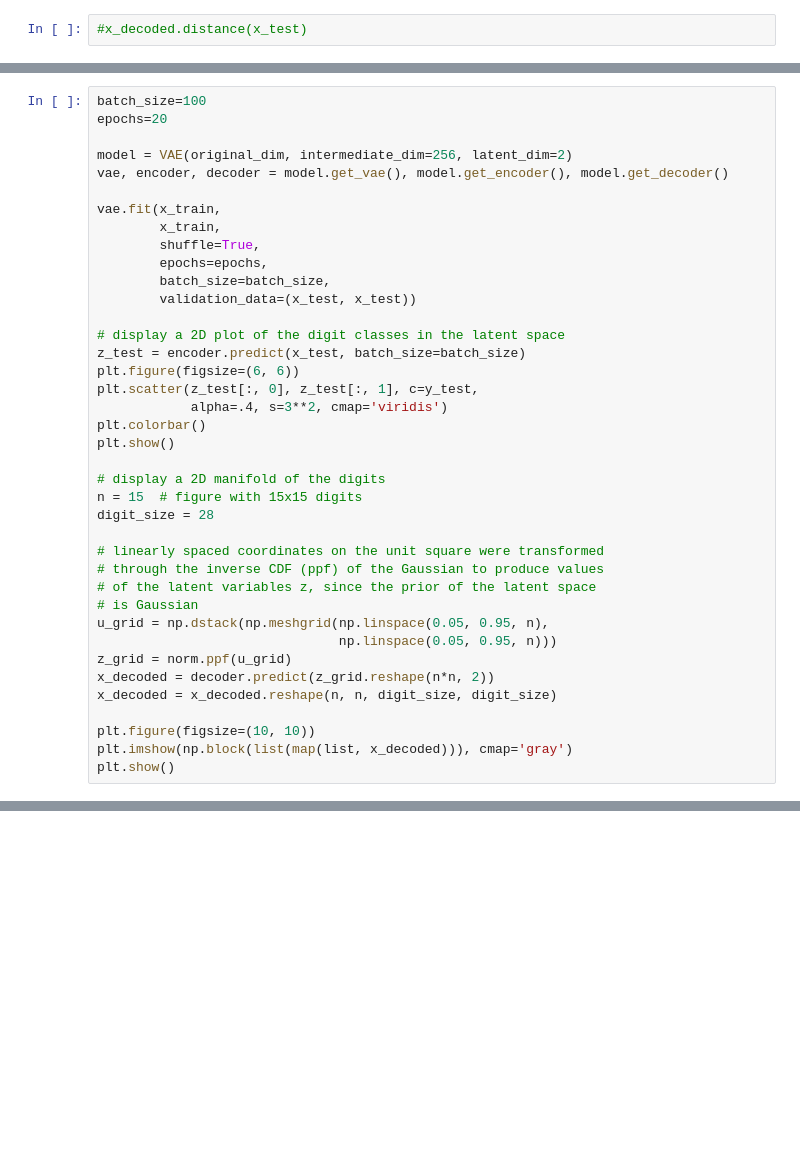
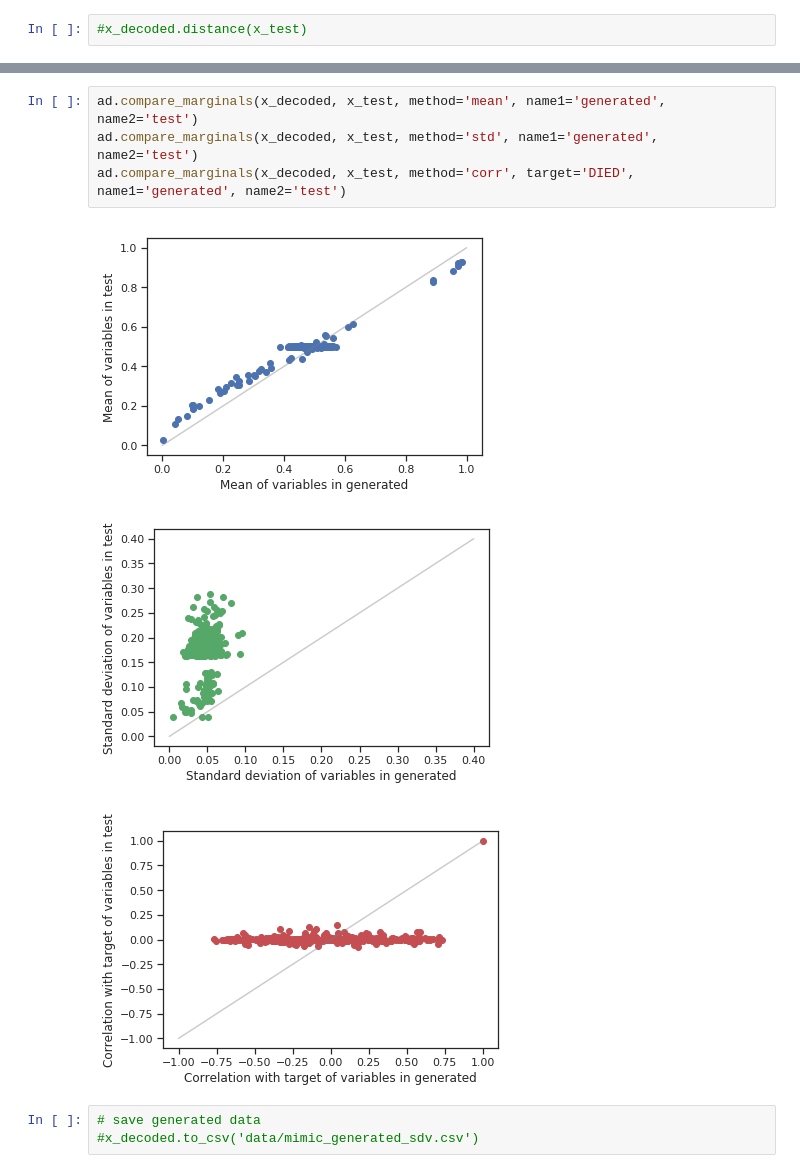
Before and after one commit to Didayolo/generators, a Jupyter notebook: vae_benchmark.ipynb, the cells around one changed output, grey strips where cells are left out. Saved outputs shown, nothing was run; the diff lists cells and outputs as text; blank space fills up the shorter version.

```diff
--- a/vae_benchmark.ipynb
+++ b/vae_benchmark.ipynb
@@ -132,39 +116,0 @@ x_test = x_test.reshape(-1, original_dim) / 255.
-# %%
-batch_size=100
-epochs=20
-
-model = VAE(original_dim, intermediate_dim=256, latent_dim=2)
-vae, encoder, decoder = model.get_vae(), model.get_encoder(), model.get_decoder()
-
-vae.fit(x_train,
-        x_train,
-        shuffle=True,
-        epochs=epochs,
-        batch_size=batch_size,
-        validation_data=(x_test, x_test))
-
-# display a 2D plot of the digit classes in the latent space
-z_test = encoder.predict(x_test, batch_size=batch_size)
-plt.figure(figsize=(6, 6))
-plt.scatter(z_test[:, 0], z_test[:, 1], c=y_test,
-            alpha=.4, s=3**2, cmap='viridis')
-plt.colorbar()
-plt.show()
-
-# display a 2D manifold of the digits
-n = 15  # figure with 15x15 digits
-digit_size = 28
-
-# linearly spaced coordinates on the unit square were transformed
-# through the inverse CDF (ppf) of the Gaussian to produce values
-# of the latent variables z, since the prior of the latent space
-# is Gaussian
-u_grid = np.dstack(np.meshgrid(np.linspace(0.05, 0.95, n),
-                               np.linspace(0.05, 0.95, n)))
-z_grid = norm.ppf(u_grid)
-x_decoded = decoder.predict(z_grid.reshape(n*n, 2))
-x_decoded = x_decoded.reshape(n, n, digit_size, digit_size)
-
-plt.figure(figsize=(10, 10))
-plt.imshow(np.block(list(map(list, x_decoded))), cmap='gray')
-plt.show()
@@ -190,0 +117,11 @@ Epoch 20/20
+# %%
+ad.compare_marginals(x_decoded, x_test, method='mean', name1='generated', name2='test')
+ad.compare_marginals(x_decoded, x_test, method='std', name1='generated', name2='test')
+ad.compare_marginals(x_decoded, x_test, method='corr', target='DIED', name1='generated', name2='test')
+# %% [output]
+[figure, added]
+[figure, added]
+[figure, added]
+# %%
+# save generated data
+#x_decoded.to_csv('data/mimic_generated_sdv.csv')
```
Also changed, not shown: parts of 10 cells of this notebook, 2 other files.
